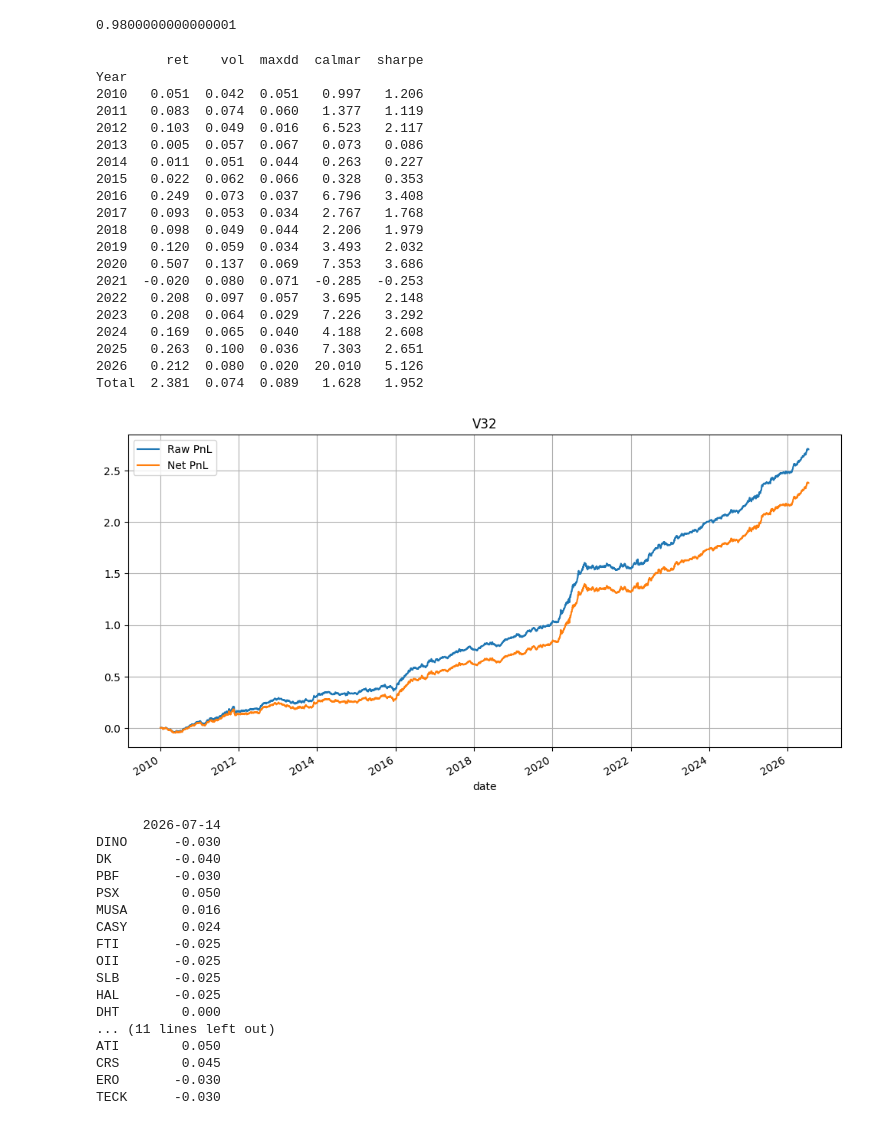
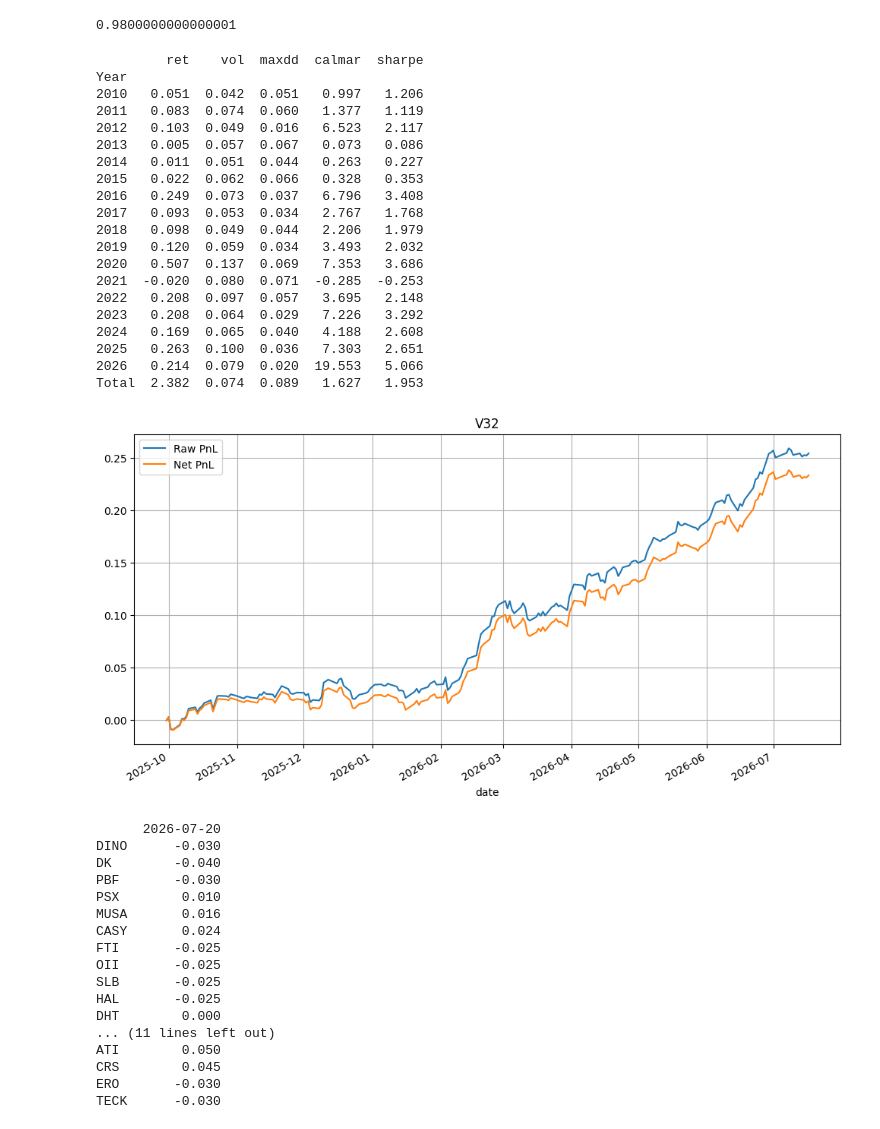
Before and after one commit to chenxu0602/comm-ls, a Jupyter notebook: notebooks/backtest_cl.ipynb, the cells around one changed output. Drawn from its saved outputs; the diff is of its cells as text; code cells hidden in the pictures.

```diff
--- a/notebooks/backtest_cl.ipynb
+++ b/notebooks/backtest_cl.ipynb
@@ -297,19 +273,6 @@ def load_fut_continuous_data(ticker: str, root=ROOT):
     df = pd.read_csv(p, index_col='date', parse_dates=['date'])
     return df.sort_index()
 
-# def load_stock_data(ticker, root=ROOT):
-#     """
-#     Load processed stock data for one ticker from feature-return cache.
-#     Includes raw_return and residual return columns if available.
-#     """
-#     cache_path = root / "data/cache/feature_return/CL-multi_return.parquet"
-#     df = pd.read_parquet(cache_path)
-
-#     out = df[df["ticker"].eq(ticker)].copy()
-#     out["date"] = pd.to_datetime(out["date"])
-#     out = out.sort_values("date").reset_index(drop=True)
-
-#     return out
 
 def load_stock_data(ticker, comm="CL", root=ROOT):
     comm = comm.upper()
@@ -317,8 +280,21 @@ def load_stock_data(ticker, comm="CL", root=ROOT):
 
     df = pd.read_parquet(cache_path)
     out = df[df["ticker"].eq(ticker)].copy()
-    out["date"] = pd.to_datetime(out["date"]).dt.normalize()
-    return out.sort_values("date").reset_index(drop=True)
+    if not out.empty:
+        out["date"] = pd.to_datetime(out["date"]).dt.normalize()
+        return out.sort_values("date").reset_index(drop=True)
+
+    # Hedge/ETF fallback keeps notebook use working before a cache rebuild.
+    if ticker in {"SPY", "XLE", "XME", "QQQ", "CRAK"}:
+        path = root / f"data/equity/yfinance/{ticker}.csv"
+        out = pd.read_csv(path)
+        out["date"] = pd.to_datetime(out["date"]).dt.normalize()
+        price_col = "adj_close" if "adj_close" in out.columns else "close"
+        price = pd.to_numeric(out[price_col], errors="coerce")
+        out["raw_return"] = np.log(price).diff()
+        return out.sort_values("date").reset_index(drop=True)
+
+    return out
 
 
 def load_feature_data(feature_name, symbol="CL", root=ROOT):
@@ -397,6 +373,7 @@ def calc_sig(
     category: str = 'refiner',
     comm:     str = 'CL',
     start:    str = '2010-01-01',
+    ret_col:  str = 'residual_return_mktsec_w12m',
 ) -> tuple[pd.DataFrame, pd.DataFrame]:
 
     config = SLEEVE_CONFIG[category]
@@ -486,7 +463,7 @@ def calc_sig(
             df['sig'] = df['sig_S'].ffill().fillna(0) + df['sig_L'].ffill().fillna(0)
 
         sig[ticker] = df['sig'] * weights[ticker]
-        ret[ticker] = df['residual_return_mktsec_w12m']
+        ret[ticker] = df[ret_col]
 
     df_sig= pd.DataFrame(sig).sort_index().fillna(0)
     df_ret= pd.DataFrame(ret).sort_index()
@@ -630,7 +607,7 @@ def calc_stats(ds: pd.Series) -> pd.DataFrame:
         'sharpe': sharpes,
     }).set_index('Year').round(3)
 # %%
-target_date = pd.Timestamp("2026-07-14")
+target_date = pd.Timestamp("2026-07-20")
 # %%
 df_psx_ref, df_ret = calc_sig('psx_ref', 'CL')
 
@@ -999,45 +976,45 @@ df_pos = pd.DataFrame(positions).clip(lower=-MAX_NAME_WEIGHT, upper=MAX_NAME_WEI
 df_tar = pd.DataFrame(targets).clip(lower=-MAX_NAME_WEIGHT, upper=MAX_NAME_WEIGHT)
 
 df_ret = pd.DataFrame(returns)
 df_pnl, df_net = calc_pnl(df_pos, df_ret)
 
 pd.DataFrame({
     'Raw PnL': df_pnl.sum(axis=1),
     'Net PnL': df_net.sum(axis=1),
-}).cumsum().plot(figsize=(12, 6), title='V32', grid=True)
+}).iloc[-200:].cumsum().plot(figsize=(12, 6), title='V32', grid=True)
 
 df_net.to_csv('sim_results/v32.csv', index=True)
 print(calc_stats(df_net.sum(axis=1)))
 # %% [output]
          ret    vol  maxdd  calmar  sharpe
 Year
 2010   0.051  0.042  0.051   0.997   1.206
 2011   0.083  0.074  0.060   1.377   1.119
 2012   0.103  0.049  0.016   6.523   2.117
 2013   0.005  0.057  0.067   0.073   0.086
 2014   0.011  0.051  0.044   0.263   0.227
 2015   0.022  0.062  0.066   0.328   0.353
 2016   0.249  0.073  0.037   6.796   3.408
 2017   0.093  0.053  0.034   2.767   1.768
 2018   0.098  0.049  0.044   2.206   1.979
 2019   0.120  0.059  0.034   3.493   2.032
 2020   0.507  0.137  0.069   7.353   3.686
 2021  -0.020  0.080  0.071  -0.285  -0.253
 2022   0.208  0.097  0.057   3.695   2.148
 2023   0.208  0.064  0.029   7.226   3.292
 2024   0.169  0.065  0.040   4.188   2.608
 2025   0.263  0.100  0.036   7.303   2.651
-2026   0.212  0.080  0.020  20.010   5.126
-Total  2.381  0.074  0.089   1.628   1.952
+2026   0.214  0.079  0.020  19.553   5.066
+Total  2.382  0.074  0.089   1.627   1.953
-[figure, old version]
+[figure, new version]
 # %%
 print(df_tar.T)
 # %% [output]
-      2026-07-14
+      2026-07-20
 DINO      -0.030
 DK        -0.040
 PBF       -0.030
-PSX        0.050
+PSX        0.010
 MUSA       0.016
 CASY       0.024
 FTI       -0.025
```
Also changed, not shown: parts of 24 cells of this notebook, 17 other files.
